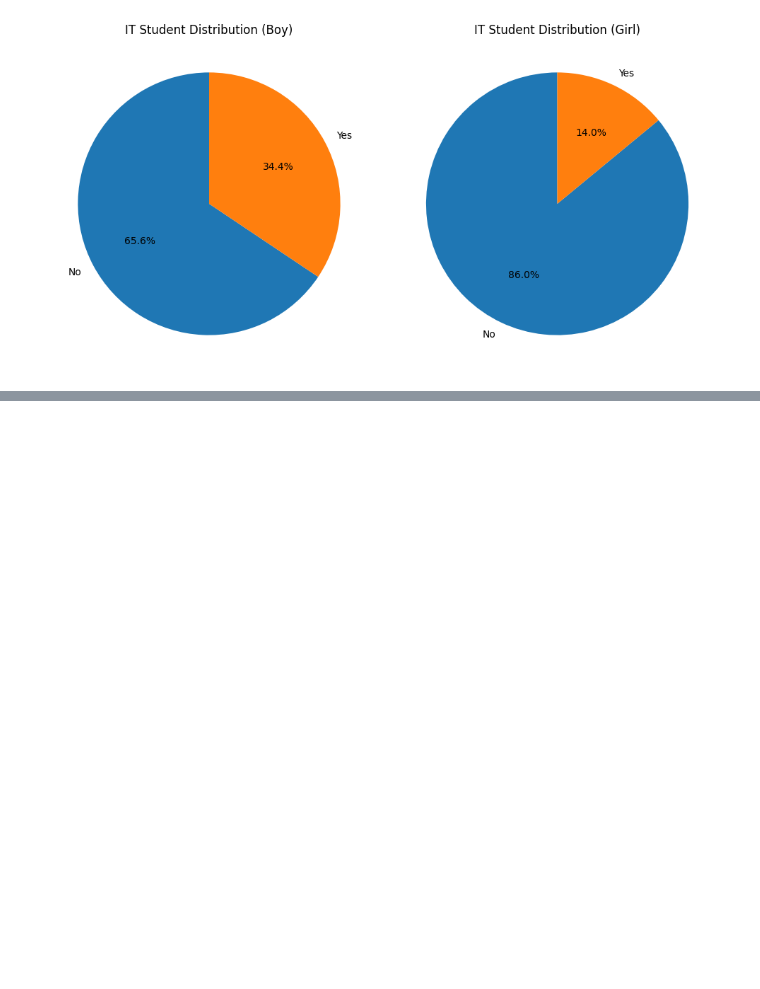
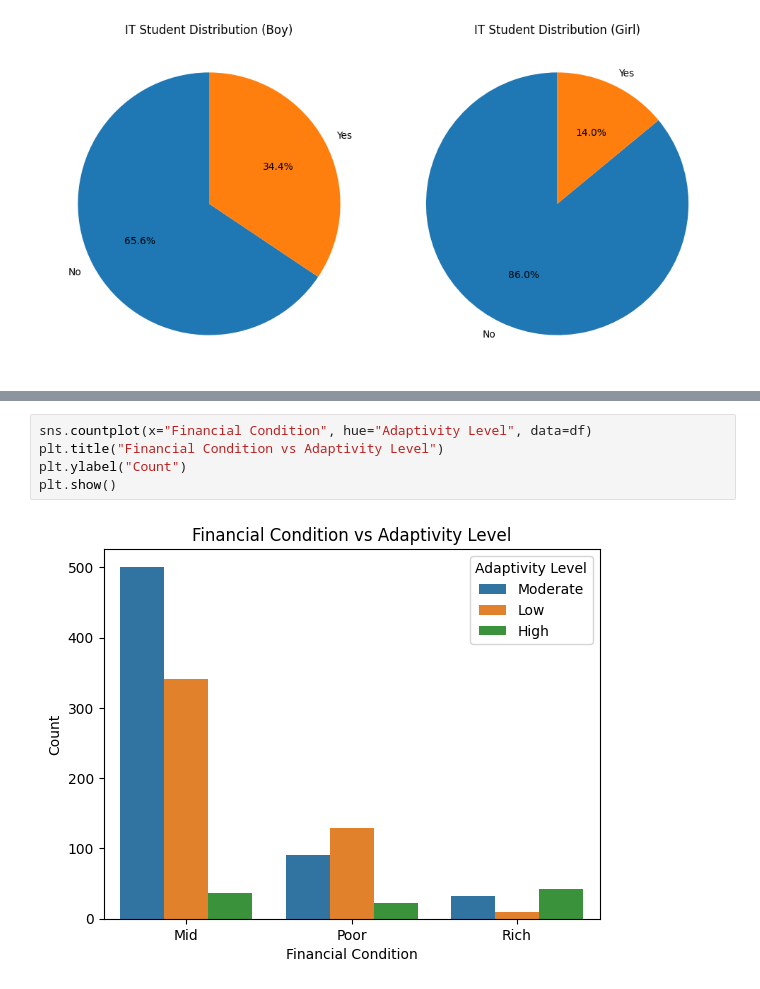
Before and after one commit to RandDahmash/Mining-project, a Jupyter notebook: Phase2.ipynb, the cells around one changed output, grey strips where cells are left out. Saved outputs shown, nothing was run; the diff lists cells and outputs as text; blank space fills up the shorter version.

```diff
--- a/Phase2.ipynb
+++ b/Phase2.ipynb
@@ -100,0 +108,7 @@ plt.show()
+# %%
+sns.countplot(x="Financial Condition", hue="Adaptivity Level", data=df)
+plt.title("Financial Condition vs Adaptivity Level")
+plt.ylabel("Count")
+plt.show()
+# %% [output]
+[figure, added]
```
Also changed, not shown: parts of 1 cell of this notebook.
